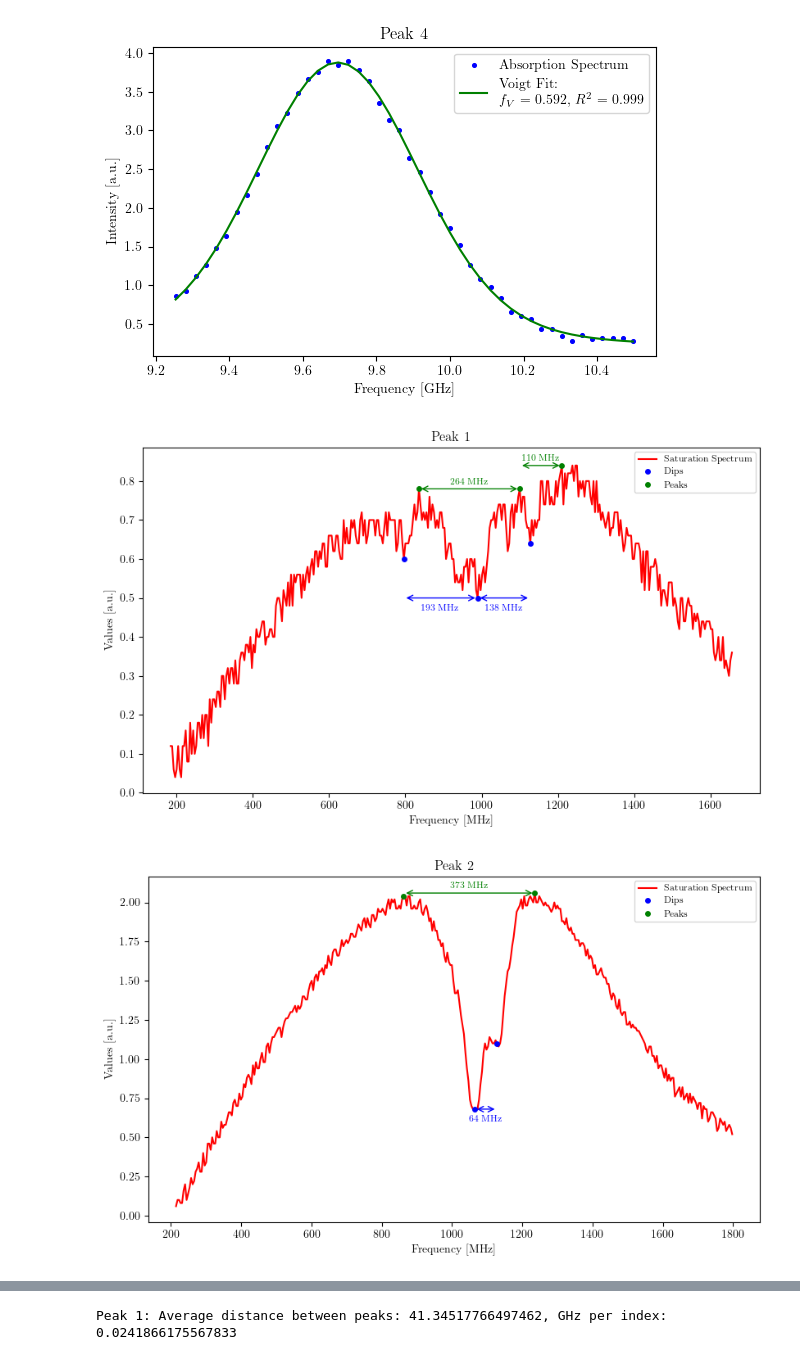
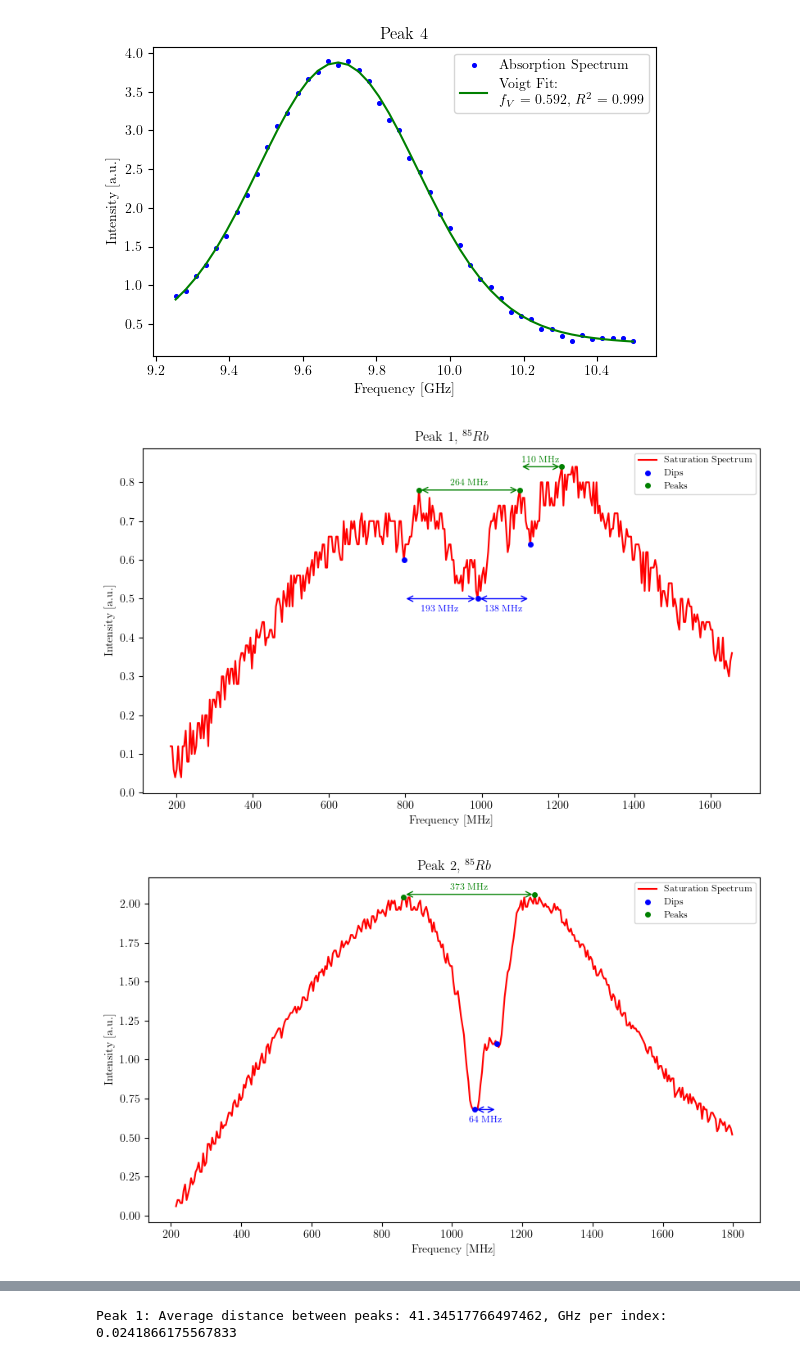
Before and after one commit to jamalghaith/advancedlabs, a Jupyter notebook: Rb Spectroscopy/AnalysisNopgf.ipynb, the cells around one changed output, grey strips where cells are left out. Saved outputs shown, nothing was run; the diff lists cells and outputs as text; code cells hidden in the pictures.

```diff
--- a/Rb Spectroscopy/AnalysisNopgf.ipynb
+++ b/Rb Spectroscopy/AnalysisNopgf.ipynb
@@ -579,34 +579,39 @@ for i in range(1, 5):
         text_y_offset = 0.01 * y_range
         # Adjust text position to avoid overlap for peaks
         plt.text((x1 + x2) / 2, y +text_y_offset, f'{peak_distances[j]:.0f} MHz', ha='center', va='bottom', color='green', fontsize=8)
 
     # Annotate dip distances
     for j in range(len(dip_distances)):
         x1 = window_index_MHz[dips[j]]
         x2 = window_index_MHz[dips[j + 1]]
         y_min = min(window_data[dips[j]], window_data[dips[j + 1]])  # Use min value for y-coordinate
 
         # Calculate dynamic offset based on y-range
         y_range = window_data.max() - window_data.min()
         text_y_offset = -0.02 * y_range  # Adjust this factor as needed
 
         arrow = FancyArrowPatch((x1, y_min), (x2, y_min), arrowstyle='<->', color='blue', mutation_scale=12)
         plt.gca().add_patch(arrow)
 
         # Adjust annotation positions for peak 3
         if i == 3 and j == 1:
             shift = 25
             x1 += shift
             x2 += shift
 
 
         plt.text((x1 + x2) / 2, y_min + text_y_offset, f'{dip_distances[j]:.0f} MHz', ha='center', va='top', color='blue', fontsize=8)
     plt.xlabel('Frequency [MHz]', fontsize=10)
-    plt.ylabel('Values [a.u.]', fontsize=10)
-    plt.title(f'Peak {i}', fontsize=12)
+    plt.ylabel('Intensity [a.u.]', fontsize=10)
+
+    if i == 4:
+        plt.title(f'Peak {i}, ' + r'$^{87}Rb$', fontsize=12)
+    else:
+        plt.title(f'Peak {i}, '+ r'$^{85}Rb$', fontsize=12)
+
     plt.legend(fontsize=8)
     plt.tight_layout()  # Improve spacing
     plt.show()
 # %% [output]
-[figure, old version]
+[figure, new version]
-[figure, old version]
+[figure, new version]
```
Also changed, not shown: parts of 2 cells of this notebook.
